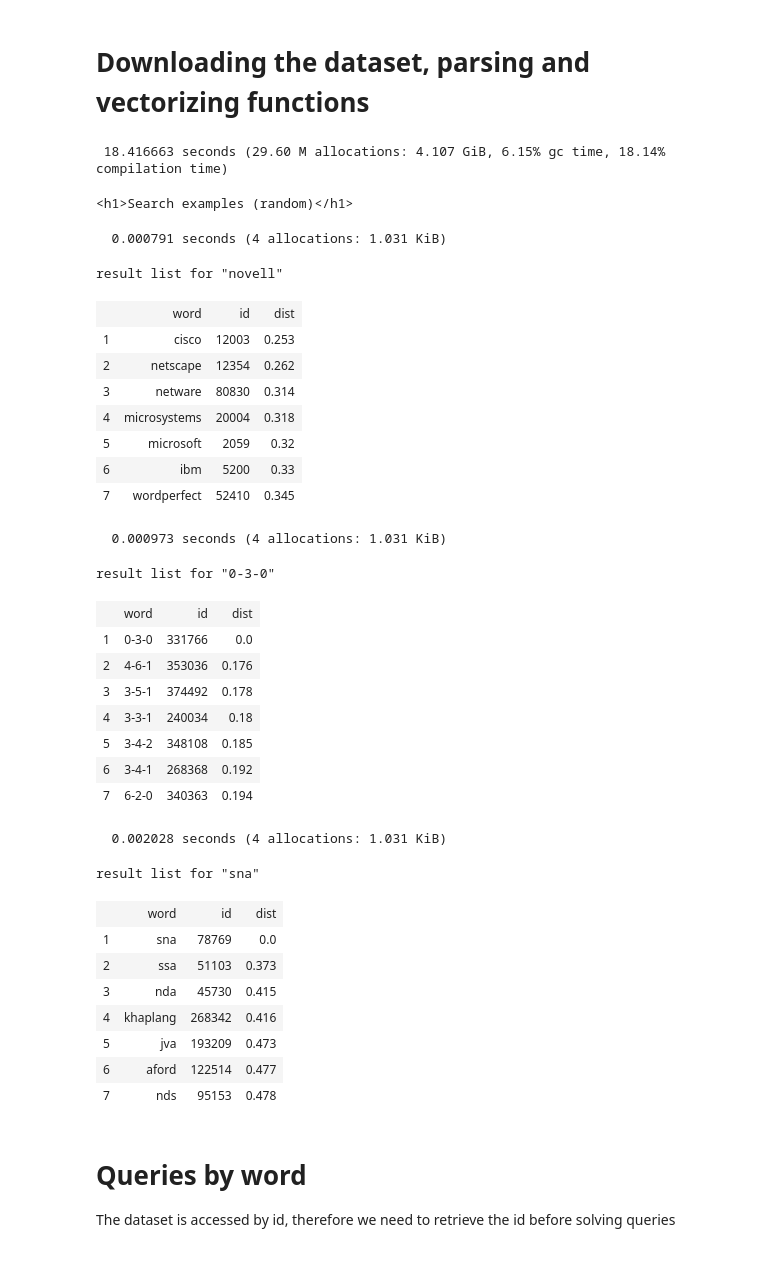
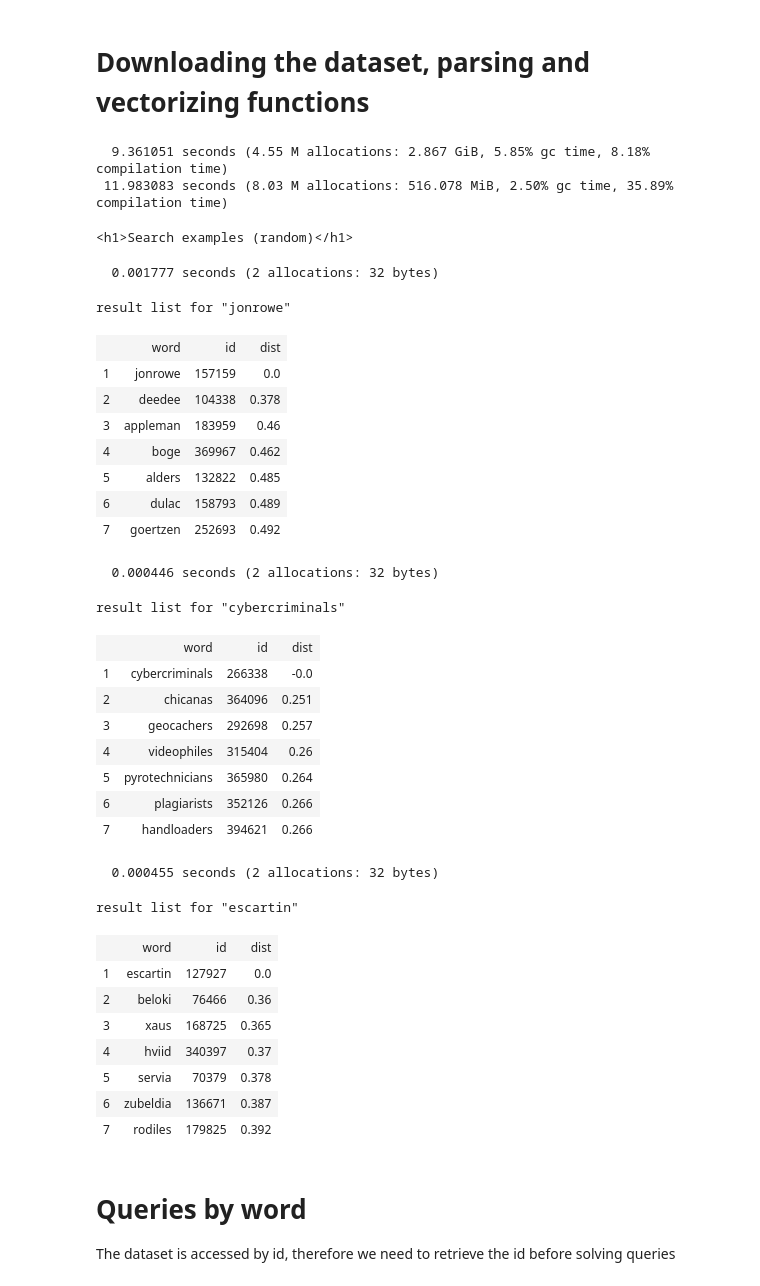
Before and after one commit to sadit/SimilaritySearchDemos, a Jupyter notebook: Glove/Glove.ipynb, the cells around one changed output. Drawn from its saved outputs; the diff is of its cells as text; code cells hidden in the pictures.

```diff
--- a/Glove/Glove.ipynb
+++ b/Glove/Glove.ipynb
@@ -70,72 +80,74 @@ load_or_create_umap_embeddings (generic function with 1 method)
 # %% [markdown]
 # Downloading the dataset, parsing and vectorizing functions
 # %%
-@time index, vocab = create_index();
+@time db, vocab = load_dataset()
+@time index = create_index(db);
 # %% [output]
- 18.416663 seconds (29.60 M allocations: 4.107 GiB, 6.15% gc time, 18.14% compilation time)
+  9.361051 seconds (4.55 M allocations: 2.867 GiB, 5.85% gc time, 8.18% compilation time)
+ 11.983083 seconds (8.03 M allocations: 516.078 MiB, 2.50% gc time, 35.89% compilation time)
 # %%
 vocab2id = Dict(w => i for (i, w) in enumerate(vocab));
 # %%
 function search_and_display(index, vocab, q, res, k, qword)
     res = reuse!(res, k)
     @time search(index, q, res)
 
     L = []
-    for (j, (id, d)) in enumerate(res)
-        push!(L, @htl "<tr><td>$j</td><td>$(vocab[id])</td><td>$id</td><td>$(round(d, digits=3))</td></tr>")
+    for (j, p) in enumerate(res)
+        push!(L, @htl "<tr><td>$j</td><td>$(vocab[p.id])</td><td>$(p.id)</td><td>$(round(p.weight, digits=3))</td></tr>")
     end
 
     display(@htl """<h2>result list for "$qword"</h2>
     <table>
     <th>  <td>word</td> <td>id</td> <td>dist</td> </th>
         $L
     </table>
     """)
 end
 
 function search_and_display(index, vocab, qid::Integer, res, k=maxlength(res))
     search_and_display(index, vocab, index[qid], res, k, vocab[qid])
 end
 
 display(@htl "<h1>Search examples (random)</h1>")
 res = KnnResult(7)
 for i in 1:3
     for qid in rand(1:length(vocab))
         search_and_display(index, vocab, qid, res)
     end
 end
 # %% [output]
 <h1>Search examples (random)</h1>
-  0.000791 seconds (4 allocations: 1.031 KiB)
+  0.001777 seconds (2 allocations: 32 bytes)
-result list for "novell"
+result list for "jonrowe"
 |  | word | id | dist |
-| 1 | cisco | 12003 | 0.253 |
-| 2 | netscape | 12354 | 0.262 |
-| 3 | netware | 80830 | 0.314 |
-| 4 | microsystems | 20004 | 0.318 |
-| 5 | microsoft | 2059 | 0.32 |
-| 6 | ibm | 5200 | 0.33 |
-| 7 | wordperfect | 52410 | 0.345 |
+| 1 | jonrowe | 157159 | 0.0 |
+| 2 | deedee | 104338 | 0.378 |
+| 3 | appleman | 183959 | 0.46 |
+| 4 | boge | 369967 | 0.462 |
+| 5 | alders | 132822 | 0.485 |
+| 6 | dulac | 158793 | 0.489 |
+| 7 | goertzen | 252693 | 0.492 |
-  0.000973 seconds (4 allocations: 1.031 KiB)
+  0.000446 seconds (2 allocations: 32 bytes)
-result list for "0-3-0"
+result list for "cybercriminals"
 |  | word | id | dist |
-| 1 | 0-3-0 | 331766 | 0.0 |
-| 2 | 4-6-1 | 353036 | 0.176 |
-| 3 | 3-5-1 | 374492 | 0.178 |
-| 4 | 3-3-1 | 240034 | 0.18 |
-| 5 | 3-4-2 | 348108 | 0.185 |
-| 6 | 3-4-1 | 268368 | 0.192 |
-| 7 | 6-2-0 | 340363 | 0.194 |
+| 1 | cybercriminals | 266338 | -0.0 |
+| 2 | chicanas | 364096 | 0.251 |
+| 3 | geocachers | 292698 | 0.257 |
+| 4 | videophiles | 315404 | 0.26 |
+| 5 | pyrotechnicians | 365980 | 0.264 |
+| 6 | plagiarists | 352126 | 0.266 |
+| 7 | handloaders | 394621 | 0.266 |
-  0.002028 seconds (4 allocations: 1.031 KiB)
+  0.000455 seconds (2 allocations: 32 bytes)
-result list for "sna"
+result list for "escartin"
 |  | word | id | dist |
-| 1 | sna | 78769 | 0.0 |
-| 2 | ssa | 51103 | 0.373 |
-| 3 | nda | 45730 | 0.415 |
-| 4 | khaplang | 268342 | 0.416 |
-| 5 | jva | 193209 | 0.473 |
-| 6 | aford | 122514 | 0.477 |
-| 7 | nds | 95153 | 0.478 |
+| 1 | escartin | 127927 | 0.0 |
+| 2 | beloki | 76466 | 0.36 |
+| 3 | xaus | 168725 | 0.365 |
+| 4 | hviid | 340397 | 0.37 |
+| 5 | servia | 70379 | 0.378 |
+| 6 | zubeldia | 136671 | 0.387 |
+| 7 | rodiles | 179825 | 0.392 |
 # %% [markdown]
 # Queries by word
 
```
Also changed, not shown: parts of 10 cells of this notebook, 1 other file.
